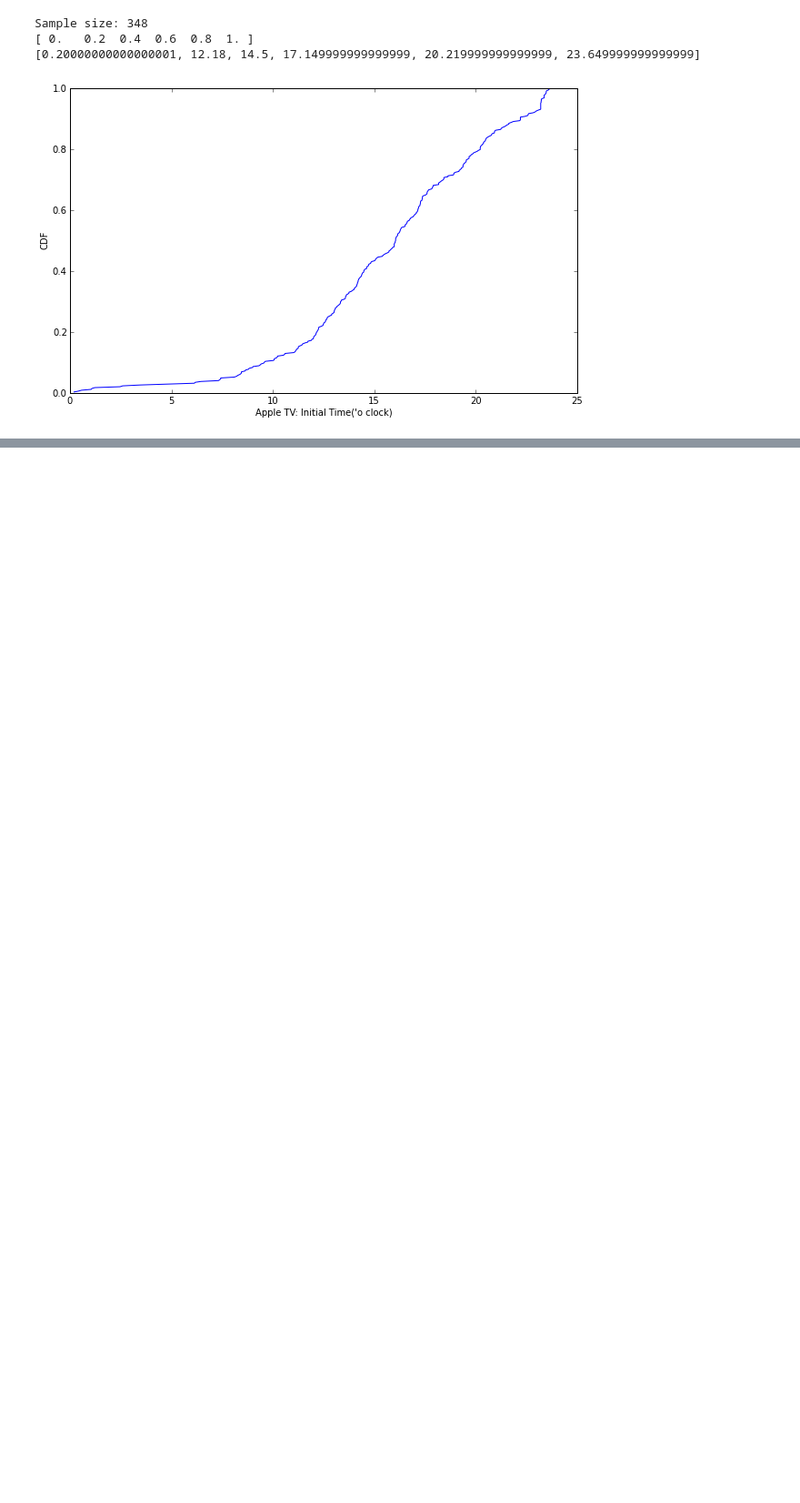
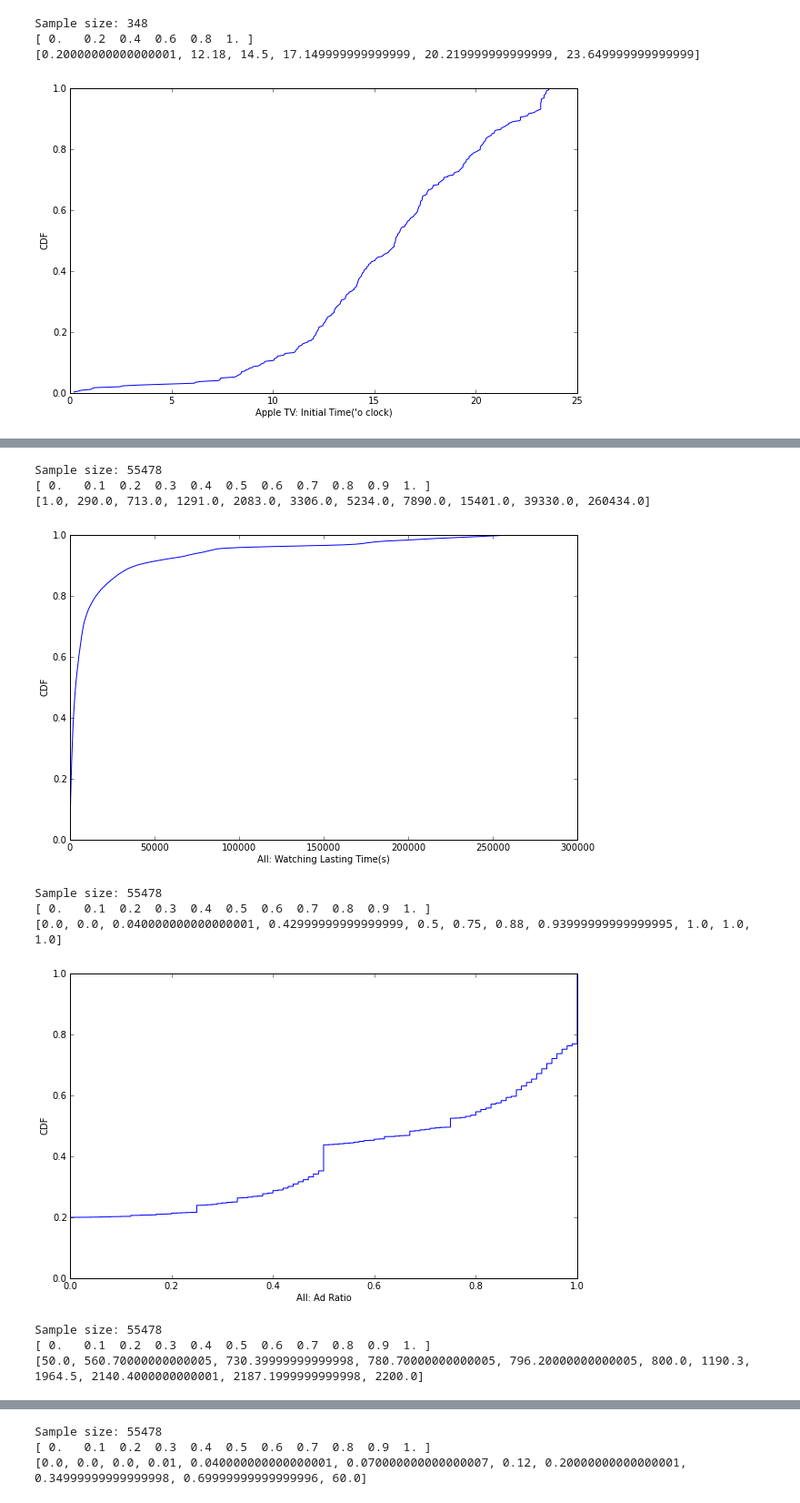
Before and after one commit to logicmd/DDQoE, a Jupyter notebook: ml/inspect-distribution-bins.ipynb, the cells around one changed output, grey strips where cells are left out. Shown at 91% size. Saved outputs shown, nothing was run; the diff lists cells and outputs as text; code cells hidden in the pictures; blank space fills up the shorter version.

```diff
--- a/ml/inspect-distribution-bins.ipynb
+++ b/ml/inspect-distribution-bins.ipynb
@@ -337,0 +396,20 @@ Sample size: 348
+# %%
+c = cdf()
+d = 'All'
+c.plot('Watching Lasting Time(s)', d, 1, bins = 11)
+c.plot('Ad Ratio', d, 1, bins = 11)
+c.plot('Avg Bitrate(kbps)', d, 1, bins = 11)
+c.plot('Switch(per hour)', d, 1, bins = 11)
+c.plot('Initial Time(\'o clock)', d, 1, bins = 11)
+# %% [output]
+Sample size: 55478
+[ 0.   0.1  0.2  0.3  0.4  0.5  0.6  0.7  0.8  0.9  1. ]
+[1.0, 290.0, 713.0, 1291.0, 2083.0, 3306.0, 5234.0, 7890.0, 15401.0, 39330.0, 260434.0]
+[figure, added]
+Sample size: 55478
+[ 0.   0.1  0.2  0.3  0.4  0.5  0.6  0.7  0.8  0.9  1. ]
+[0.0, 0.0, 0.040000000000000001, 0.42999999999999999, 0.5, 0.75, 0.88, 0.93999999999999995, 1.0, 1.0, 1.0]
+[figure, added]
+Sample size: 55478
+[ 0.   0.1  0.2  0.3  0.4  0.5  0.6  0.7  0.8  0.9  1. ]
+[50.0, 560.70000000000005, 730.39999999999998, 780.70000000000005, 796.20000000000005, 800.0, 1190.3, 1964.5, 2140.4000000000001, 2187.1999999999998, 2200.0]
@@ -337,0 +417,3 @@ Sample size: 348
+Sample size: 55478
+[ 0.   0.1  0.2  0.3  0.4  0.5  0.6  0.7  0.8  0.9  1. ]
+[0.0, 0.0, 0.0, 0.01, 0.040000000000000001, 0.070000000000000007, 0.12, 0.20000000000000001, 0.34999999999999998, 0.69999999999999996, 60.0]
```
Also changed, not shown: parts of 4 cells of this notebook, 55 other files.
